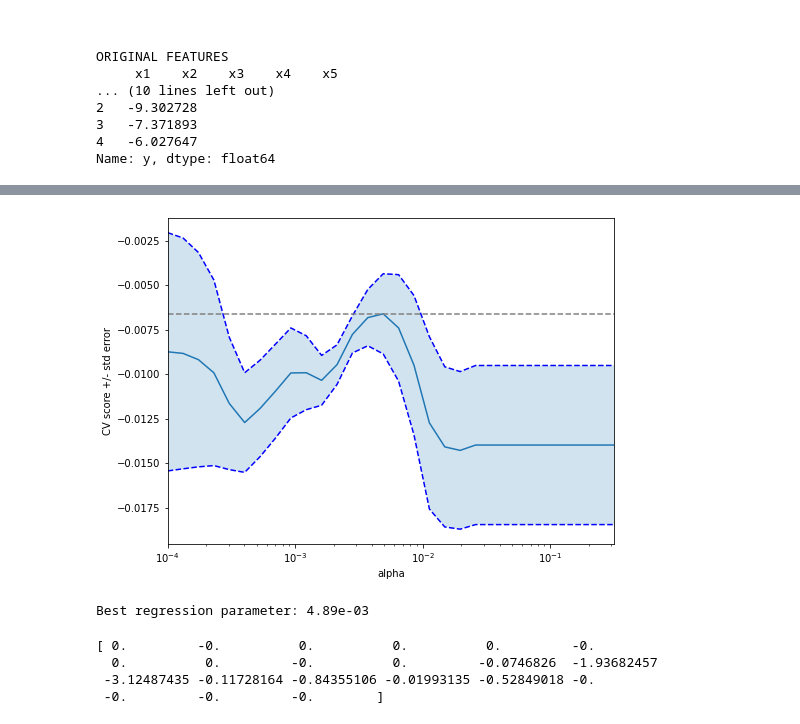
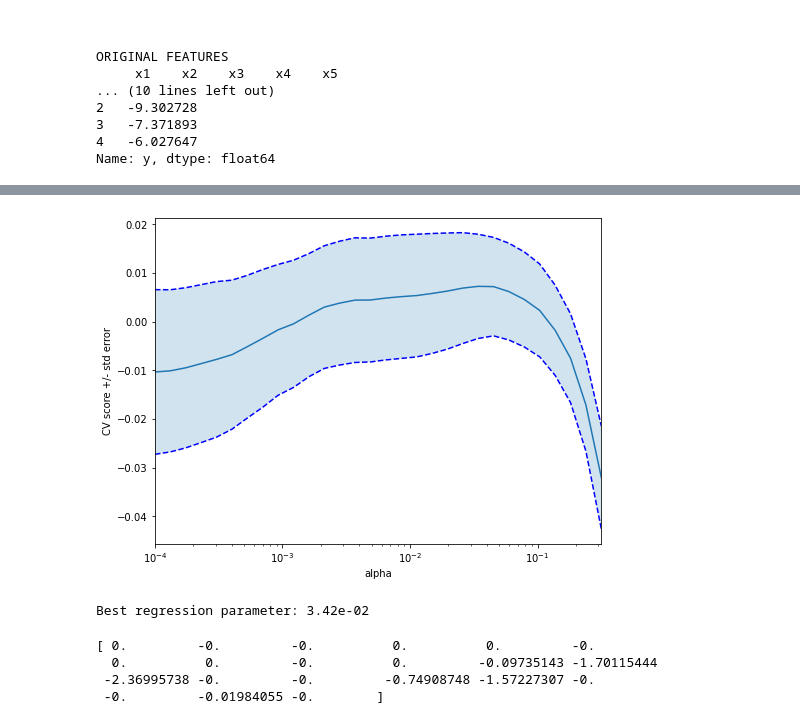
Before and after one commit to friti/ML-Intro-course, a Jupyter notebook: task1b/task1b_flo.ipynb, the cells around one changed output, grey strips where cells are left out. Drawn from its saved outputs; the diff is of its cells as text; code cells hidden in the pictures.

```diff
--- a/task1b/task1b_flo.ipynb
+++ b/task1b/task1b_flo.ipynb
@@ -87,18 +95,27 @@ NEW FEATURES
 # %%
 ## By hand estimations
 # Split into train and test
-#X_train, X_test, y_train, y_test = train_test_split(X, y, train_size=0.8)
-#print(X_train.head())
-#
-# Train the linear regression model
-#model = LinearRegression()
-#model = Ridge(alpha=0.5)
-#model = Lasso(alpha=0.01, fit_intercept=False)
-#model.fit(X_train, y_train)
-#
-# Print coefficients
-#print(model.coef_)
-#
-# Make predictions for the test dataset
-#y_test_prediction = model.predict(X_test)
-#print("RMSE: %.2e" %(np.sqrt(metrics.mean_squared_error(y_test, y_test_prediction))))
+X_train, X_test, y_train, y_test = train_test_split(X, y, train_size=0.8)
+# Check training features
+print(X_train.head())
+
+# Do not fit intercept as this is already taken care of by feature x21
+fit_intercept = False
+
+models = {
+    "LinearRegression": LinearRegression(fit_intercept=fit_intercept),
+    "Ridge": Ridge(alpha=0.5, max_iter=10000),
+    "Lasso": Lasso(alpha=0.01, fit_intercept=fit_intercept, max_iter=10000),
+}
+
+# Train and evaluate the performance of the model
+for model_name, model in models.items():
+    print("\nTraining and evaluating model %s" %model_name)
+    # Training
+    model.fit(X_train, y_train)
+    # Print coefficients
+    print(model.coef_)
+    # Make predictions for the test dataset
+    y_test_prediction = model.predict(X_test)
+    # Evaluate using RMSE
+    print("RMSE: %.2e" %(np.sqrt(metrics.mean_squared_error(y_test, y_test_prediction))))
@@ -105,54 +140,50 @@ NEW FEATURES
 # %%
 ## Optimize Lasso regression parameter with a Grid Search
 #  Re-used sample code at https://scikit-learn.org/stable/auto_examples/exercises/plot_cv_diabetes.html
-lasso = Lasso(max_iter=10000)
+lasso = Lasso(fit_intercept=fit_intercept, max_iter=10000)
 alphas = np.logspace(-4, -0.5, 30)
 
 tuned_parameters = [{'alpha': alphas}]
 n_folds = 7   # 100 events per fold
 
 clf = GridSearchCV(lasso, tuned_parameters, cv=n_folds, refit=True)
 clf.fit(X, y)
 scores = clf.cv_results_['mean_test_score']
 scores_std = clf.cv_results_['std_test_score']
 
 # Make figure
 plt.figure().set_size_inches(8, 6)
 plt.semilogx(alphas, scores)
 
 # plot error lines showing +/- std. errors of the scores
 std_error = scores_std / np.sqrt(n_folds)
-
 plt.semilogx(alphas, scores + std_error, 'b--')
 plt.semilogx(alphas, scores - std_error, 'b--')
-
-# alpha=0.2 controls the translucency of the fill color
 plt.fill_between(alphas, scores + std_error, scores - std_error, alpha=0.2)
 
 plt.ylabel('CV score +/- std error')
 plt.xlabel('alpha')
-plt.axhline(np.max(scores), linestyle='--', color='.5')
 plt.xlim([alphas[0], alphas[-1]])
 plt.savefig("alpha_grid_search.pdf")
 # %% [output]
-[figure, old version]
+[figure, new version]
 # %%
 ## Best regression parameter alpha
 alpha_best = alphas[np.argmax(scores)]
 print("Best regression parameter: %.2e" %alpha_best)
 # %% [output]
-Best regression parameter: 4.89e-03
+Best regression parameter: 3.42e-02
 # %%
 ## Train Lasso model for the best regression parameter on the whole dataset
-model = Lasso(alpha=alpha_best, fit_intercept=False)
+model = Lasso(alpha=alpha_best, fit_intercept=fit_intercept)
 model.fit(X, y)
 # Print coefficients
 print(model.coef_)
 # %% [output]
-[ 0.         -0.          0.          0.          0.         -0.
-  0.          0.         -0.          0.         -0.0746826  -1.93682457
- -3.12487435 -0.11728164 -0.84355106 -0.01993135 -0.52849018 -0.
- -0.         -0.         -0.        ]
+[ 0.         -0.         -0.          0.          0.         -0.
+  0.          0.         -0.          0.         -0.09735143 -1.70115444
+ -2.36995738 -0.         -0.         -0.74908748 -1.57227307 -0.
+ -0.         -0.01984055 -0.        ]
 # %%
 ## Make file to submit
 file = open("to_submit.txt", "w")
```
Also changed, not shown: parts of 4 cells of this notebook, 1 other file.
